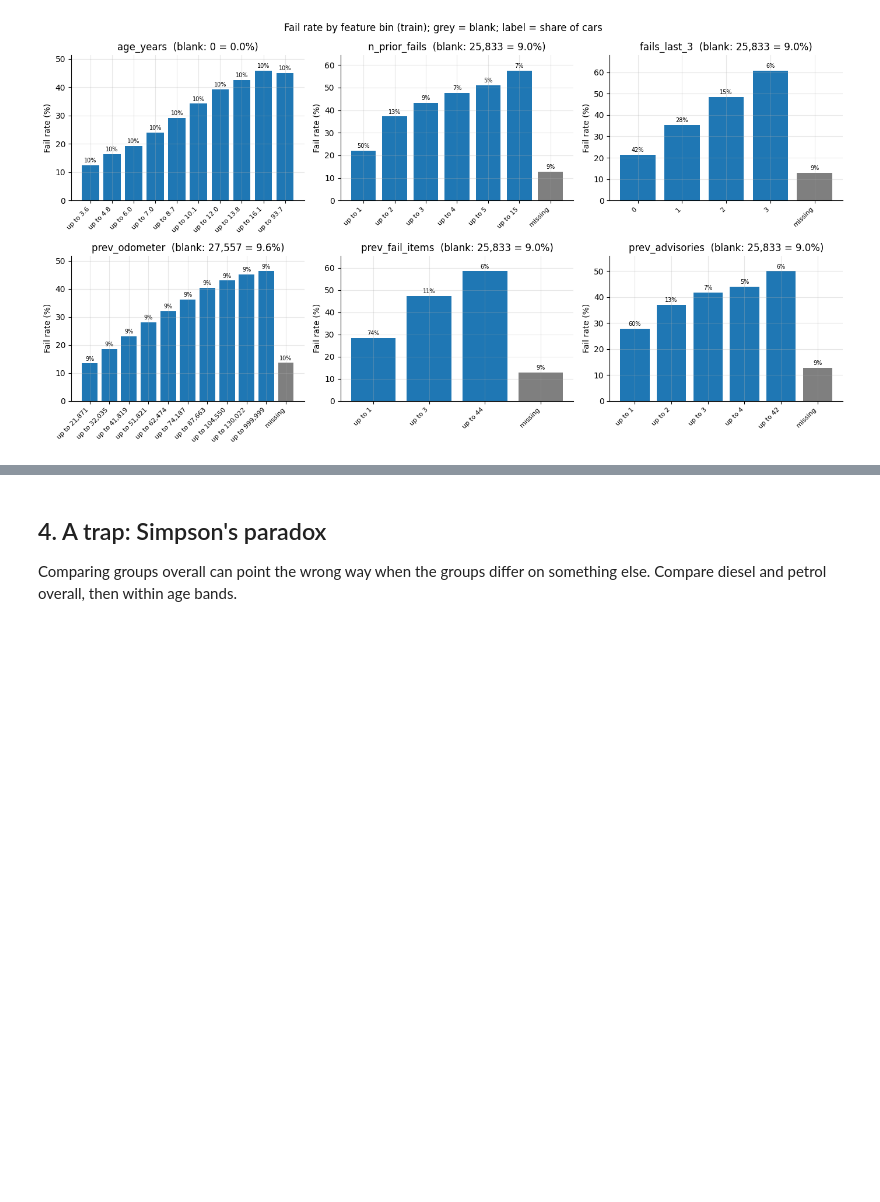
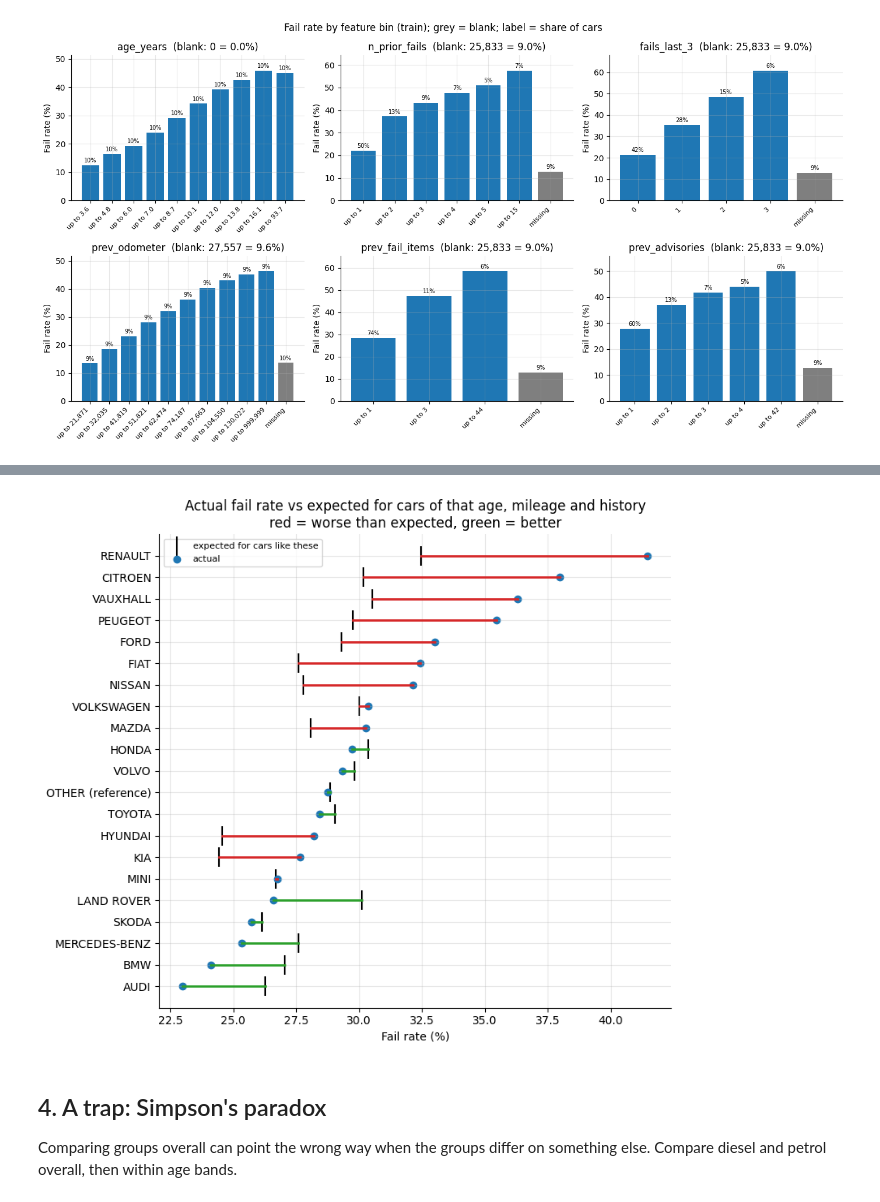
Before and after one commit to S-Azeem/MOT_failure_predictor_logistic, a Jupyter notebook: failure_model_walkthrough.ipynb, the cells around one changed output, grey strips where cells are left out. Saved outputs shown, nothing was run; the diff lists cells and outputs as text; code cells hidden in the pictures; blank space fills up the shorter version.

```diff
--- a/failure_model_walkthrough.ipynb
+++ b/failure_model_walkthrough.ipynb
@@ -245,3 +302,22 @@ fig.tight_layout(); plt.show()
+# %%
+no_make = copy.deepcopy(model)
+mk = [i for i, c in enumerate(no_make["columns"]) if c.startswith("make_")]
+for i in mk: no_make["coefficients"][i] = 0.0
+no_make["calibration"] = {"a": 1.0, "b": 0.0}           # no 2023 drift correction: compare like with like on train        # switch the make effect off
+t["expected"] = probability(t, no_make)                 # what a car like this would do, make ignored
+
+e = t.groupby("make_grp").agg(actual=("target_failed", "mean"), expected=("expected", "mean")).sort_values("actual")
+fig, ax = plt.subplots(figsize=(8, 7))
+y = np.arange(len(e))
+ax.scatter(e["expected"] * 100, y, label="expected for cars like these", marker="|", s=300, color="black")
+ax.scatter(e["actual"] * 100, y, label="actual", color="tab:blue")
+for yi, a, x in zip(y, e["actual"], e["expected"]):
+    ax.plot([x * 100, a * 100], [yi, yi], color="tab:red" if a > x else "tab:green", lw=2)
+ax.set_yticks(y, e.index); ax.set_xlabel("Fail rate (%)")
+ax.set_title("Actual fail rate vs expected for cars of that age, mileage and history\nred = worse than expected, green = better")
+ax.legend(fontsize=8); plt.tight_layout(); plt.show()
+# %% [output]
+[figure, added]
 # %% [markdown]
 ## 4. A trap: Simpson's paradox
 
```
Also changed, not shown: parts of 2 cells of this notebook.
